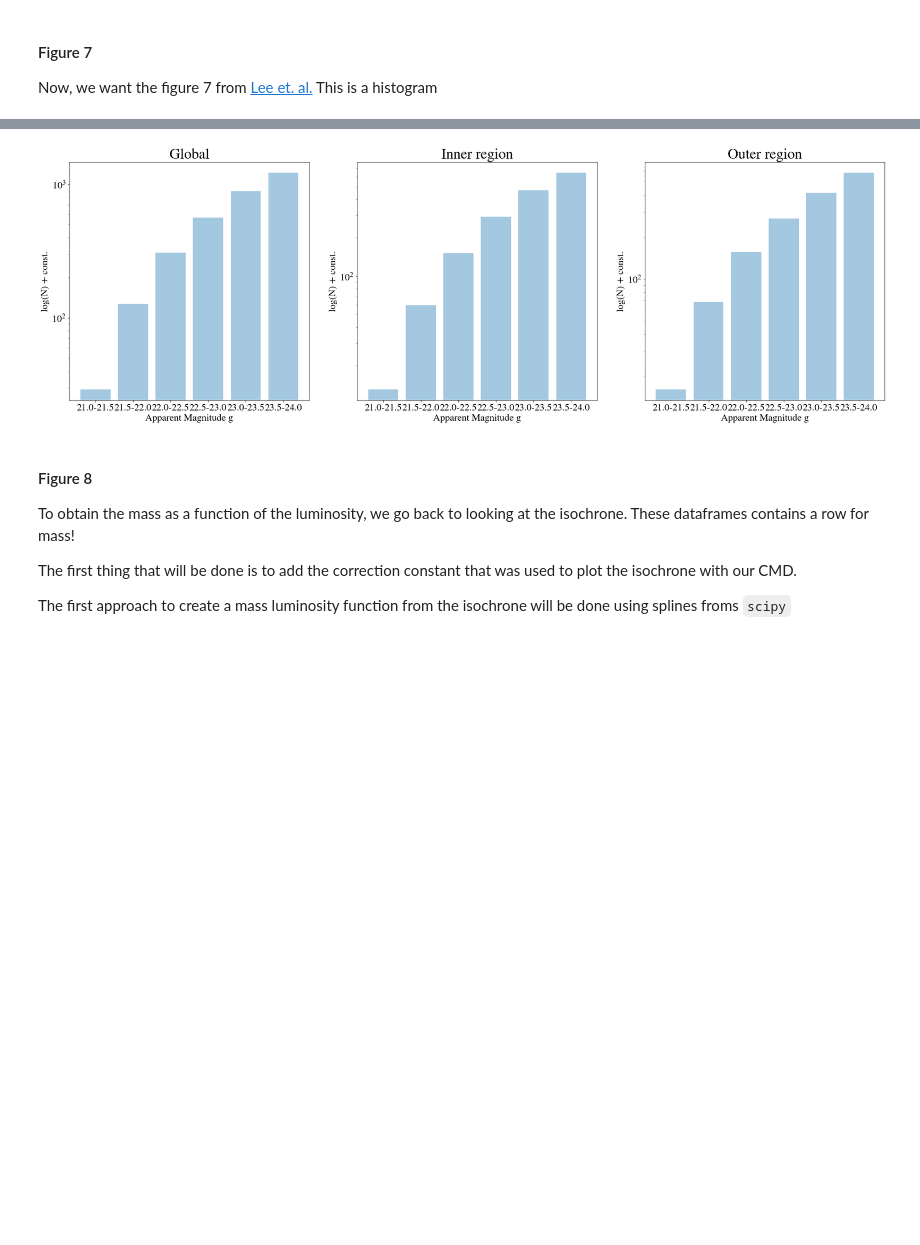
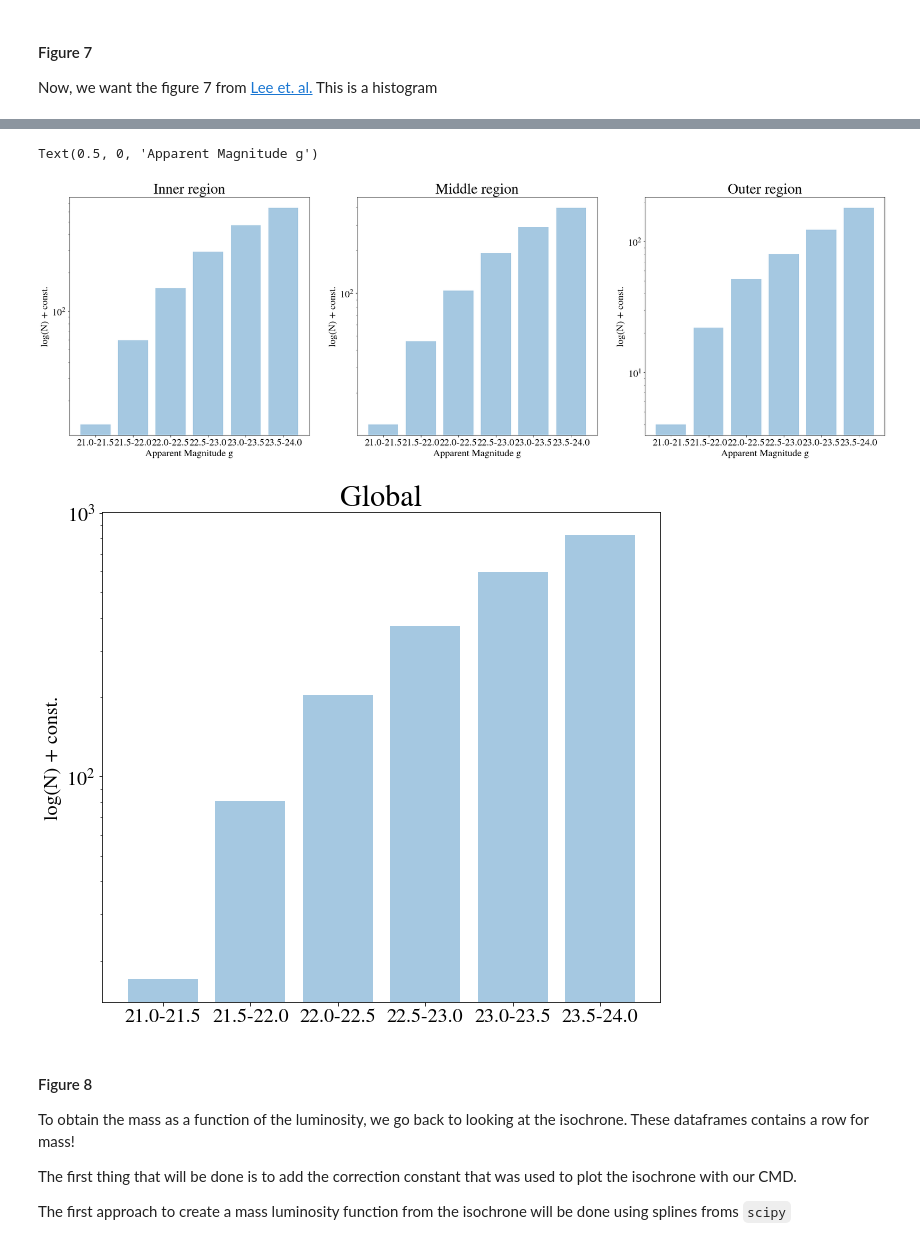
Before and after one commit to vPedreros/MW_Satellites, a Jupyter notebook: MW_satellites_nb.ipynb, the cells around one changed output, grey strips where cells are left out. Saved outputs shown, nothing was run; the diff lists cells and outputs as text; code cells hidden in the pictures; blank space fills up the shorter version.

Commit message:
Made a mess. Important result (notion) and splitted into 3 regions

```diff
--- a/MW_satellites_nb.ipynb
+++ b/MW_satellites_nb.ipynb
@@ -438,6 +500,7 @@ The idea is to create bins containing a range of size 1 for apparent magnitudes,
 df_filt_stars = df_stars.loc[df_stars.G > 3.6]
 # %%
 N_in = np.zeros(18, dtype=int)
+N_mid = np.zeros(18, dtype=int)
 N_out = np.zeros(18, dtype=int)
 app_mag_bins = np.arange(15, 24, 0.5)
 
@@ -445,7 +508,8 @@ for idx, mag in enumerate(app_mag_bins):
     low, up = mag, mag + 1
     mask = (df_filt_stars.g >= low) & (df_filt_stars.g < up)
     N_in[idx] += len(df_filt_stars.loc[mask & (df_filt_stars.rd <= 6)])
-    N_out[idx] += len(df_filt_stars.loc[mask & (df_filt_stars.rd > 6)])
+    N_mid[idx] += len(df_filt_stars.loc[mask & ((df_filt_stars.rd > 6) & (df_filt_stars.rd <= 12))])
+    N_out[idx] += len(df_filt_stars.loc[mask & (df_filt_stars.rd > 12)])
 # %%
 mag_bins = []
 
@@ -454,11 +518,12 @@ for idx, mag in enumerate(app_mag_bins):
     str_mag1 = str(round(mag + 0.5, 3))
     mag_bins.append(str_mag+'-'+str_mag1)
 # %%
-columns1 = ['Inside', 'Outside', 'Global']
+columns1 = ['Inside', 'Middle', 'Outside', 'Global']
 columns2 = ['N', 'f']
 columns = pd.MultiIndex.from_product([columns1, columns2])
 # %%
 data_in = np.array(list(zip(N_in, np.ones(18))), dtype='float')
+data_mid = np.array(list(zip(N_mid, np.ones(18))), dtype='float')
 data_out = np.array(list(zip(N_out, np.ones(18))), dtype='float')
 data_gen = np.array(list(zip(N_in + N_out, np.ones(18))), dtype='float')
 # %%
@@ -466,6 +531,7 @@ df_tbl3 = pd.DataFrame(columns=columns, index=mag_bins)
 df_tbl3.index.name = 'g'
 
 df_tbl3['Inside'] = data_in
+df_tbl3['Middle'] = data_mid
 df_tbl3['Outside'] = data_out
 df_tbl3['Global'] = data_gen
 # %%
@@ -513,24 +601,37 @@ Now, we want the figure 7 from [Lee et. al.](https://arxiv.org/abs/astro-ph/0409
 # %%
 x_data = df_tbl3.index
 
 y_global = np.cumsum(df_tbl3['Global']['N'] / df_tbl3['Global']['f'])
 y_in = np.cumsum(df_tbl3['Inside']['N'] / df_tbl3['Inside']['f'])
+y_mid = np.cumsum(df_tbl3['Middle']['N'] / df_tbl3['Middle']['f'])
 y_out = np.cumsum(df_tbl3['Outside']['N'] / df_tbl3['Outside']['f'])
 
 fig, axs = plt.subplots(1, 3, figsize=(30,9))
 
-axs[0].bar(x_data, y_global, label='Global', alpha=0.4)
-axs[0].set_title('Global')
-axs[1].bar(x_data, y_in, label='Inside', alpha=0.4)
-axs[1].set_title('Inner region')
+
+axs[0].bar(x_data, y_in, label='Inside', alpha=0.4)
+axs[0].set_title('Inner region')
+axs[1].bar(x_data, y_mid, label='Middle', alpha=0.4)
+axs[1].set_title('Middle region')
 axs[2].bar(x_data, y_out, label='Outside', alpha=0.4)
 axs[2].set_title('Outer region')
+
 for i in range(3):
     axs[i].set_yscale('log')
     axs[i].set_ylabel('log(N) + const.')
     axs[i].set_xlabel('Apparent Magnitude g')
+
+fig2, ax = plt.subplots(figsize=(10,9))
+
+ax.bar(x_data, y_global, label='Global', alpha=0.4)
+ax.set_title('Global')
+ax.set_yscale('log')
+ax.set_ylabel('log(N) + const.')
+axs[i].set_xlabel('Apparent Magnitude g')
 # %% [output]
+Text(0.5, 0, 'Apparent Magnitude g')
-[figure, old version]
+[figure, new version]
+[figure, added]
 # %% [markdown]
 #### Figure 8
 
```
Also changed, not shown: parts of 28 cells of this notebook, 10 other files.
